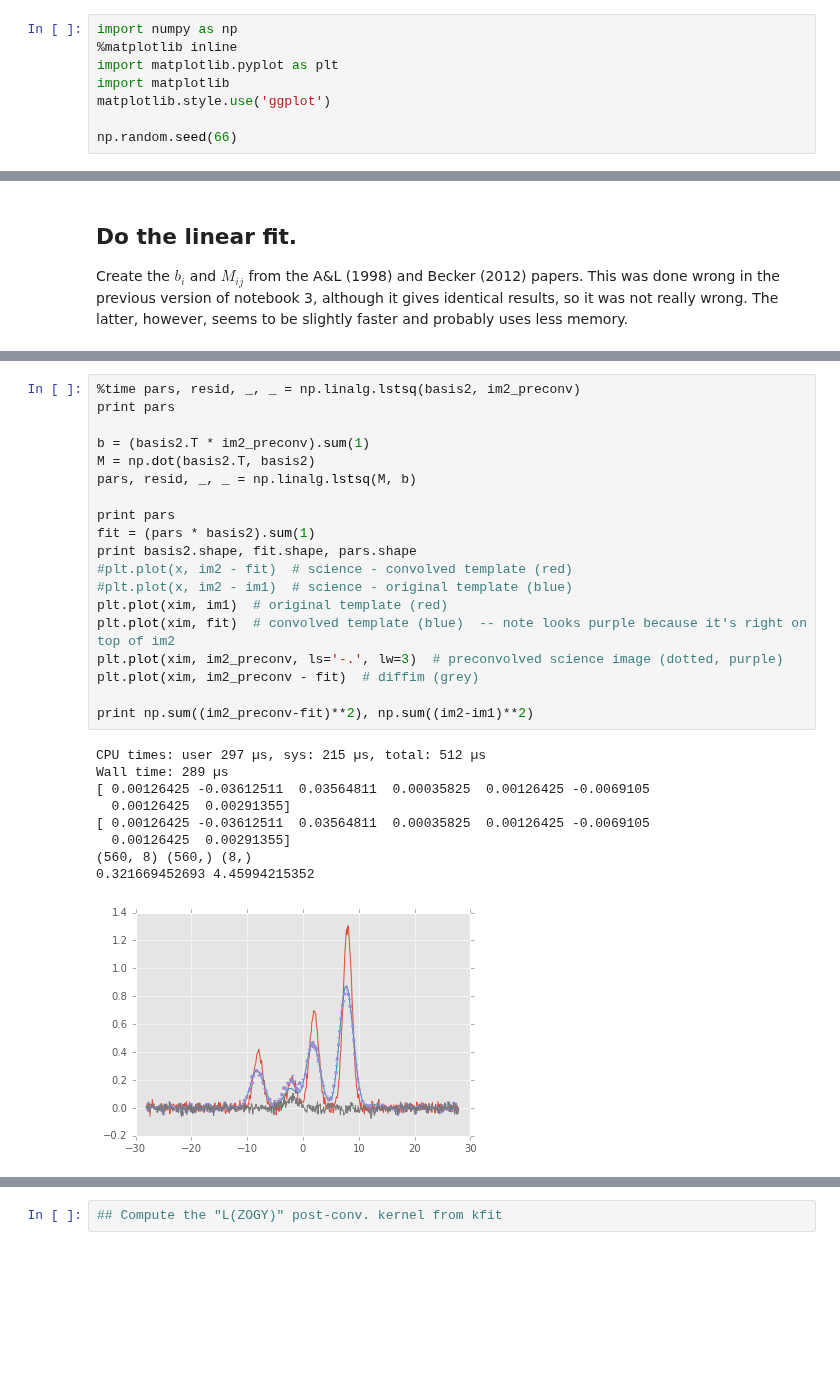
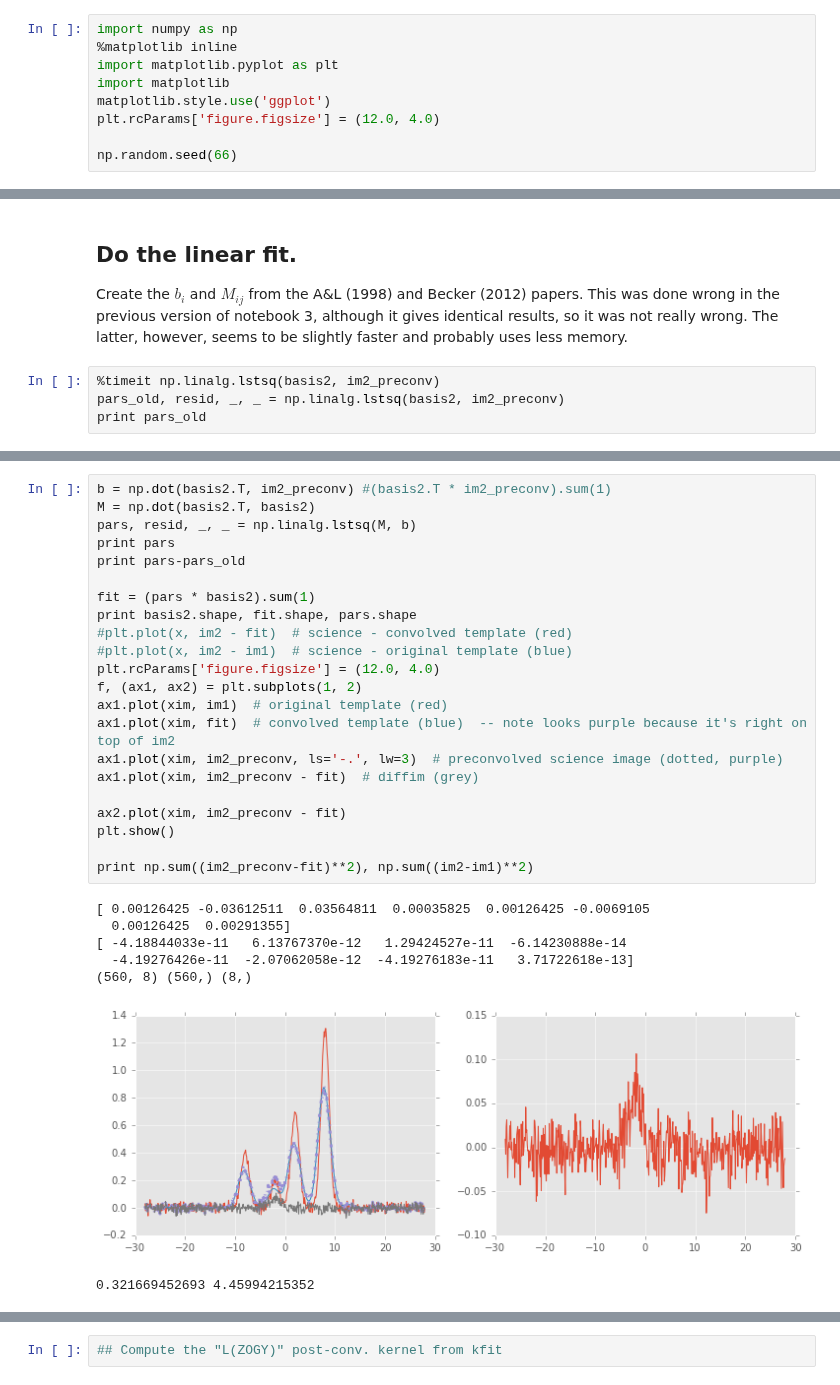
Before and after one commit to lsst-dm/diffimTests, a Jupyter notebook: 7. Test Lupton(ZOGY) post convolution kernel on simulated (noisy) data - clean up.ipynb, the cells around one changed output, grey strips where cells are left out. Cells and saved outputs as stored; diff of their text form; blank space fills up the shorter version.

Commit message:
add timings; fix plotting

```diff
--- a/7. Test Lupton(ZOGY) post convolution kernel on simulated (noisy) data - clean up.ipynb
+++ b/7. Test Lupton(ZOGY) post convolution kernel on simulated (noisy) data - clean up.ipynb
@@ -36,6 +36,7 @@ import numpy as np
 import matplotlib.pyplot as plt
 import matplotlib
 matplotlib.style.use('ggplot')
+plt.rcParams['figure.figsize'] = (12.0, 4.0)
 
 np.random.seed(66)
 # %% [markdown]
@@ -193,3 +194,7 @@ if spatialBackgroundOrder >= 0:
 ## Do the linear fit.
 
 Create the $b_i$ and $M_{ij}$ from the A&L (1998) and Becker (2012) papers. This was done wrong in the previous version of notebook 3, although it gives identical results, so it was not really wrong. The latter, however, seems to be slightly faster and probably uses less memory.
+# %%
+%timeit np.linalg.lstsq(basis2, im2_preconv)
+pars_old, resid, _, _ = np.linalg.lstsq(basis2, im2_preconv)
+print pars_old
@@ -196,29 +213,30 @@ Create the $b_i$ and $M_{ij}$ from the A&L (1998) and Becker (2012) papers. This
 # %%
-%time pars, resid, _, _ = np.linalg.lstsq(basis2, im2_preconv)
-print pars
-
-b = (basis2.T * im2_preconv).sum(1)
+b = np.dot(basis2.T, im2_preconv) #(basis2.T * im2_preconv).sum(1)
 M = np.dot(basis2.T, basis2)
 pars, resid, _, _ = np.linalg.lstsq(M, b)
+print pars
+print pars-pars_old
 
-print pars
 fit = (pars * basis2).sum(1)
 print basis2.shape, fit.shape, pars.shape
 #plt.plot(x, im2 - fit)  # science - convolved template (red)
 #plt.plot(x, im2 - im1)  # science - original template (blue)
-plt.plot(xim, im1)  # original template (red)
-plt.plot(xim, fit)  # convolved template (blue)  -- note looks purple because it's right on top of im2
-plt.plot(xim, im2_preconv, ls='-.', lw=3)  # preconvolved science image (dotted, purple)
-plt.plot(xim, im2_preconv - fit)  # diffim (grey)
+plt.rcParams['figure.figsize'] = (12.0, 4.0)
+f, (ax1, ax2) = plt.subplots(1, 2)
+ax1.plot(xim, im1)  # original template (red)
+ax1.plot(xim, fit)  # convolved template (blue)  -- note looks purple because it's right on top of im2
+ax1.plot(xim, im2_preconv, ls='-.', lw=3)  # preconvolved science image (dotted, purple)
+ax1.plot(xim, im2_preconv - fit)  # diffim (grey)
+
+ax2.plot(xim, im2_preconv - fit)
+plt.show()
 
 print np.sum((im2_preconv-fit)**2), np.sum((im2-im1)**2)
 # %% [output]
-CPU times: user 297 µs, sys: 215 µs, total: 512 µs
-Wall time: 289 µs
 [ 0.00126425 -0.03612511  0.03564811  0.00035825  0.00126425 -0.0069105
   0.00126425  0.00291355]
-[ 0.00126425 -0.03612511  0.03564811  0.00035825  0.00126425 -0.0069105
-  0.00126425  0.00291355]
+[ -4.18844033e-11   6.13767370e-12   1.29424527e-11  -6.14230888e-14
+  -4.19276426e-11  -2.07062058e-12  -4.19276183e-11   3.71722618e-13]
 (560, 8) (560,) (8,)
-0.321669452693 4.45994215352
-[figure, old version]
+[figure, new version]
+0.321669452693 4.45994215352
```
Also changed, not shown: parts of 12 cells of this notebook.
